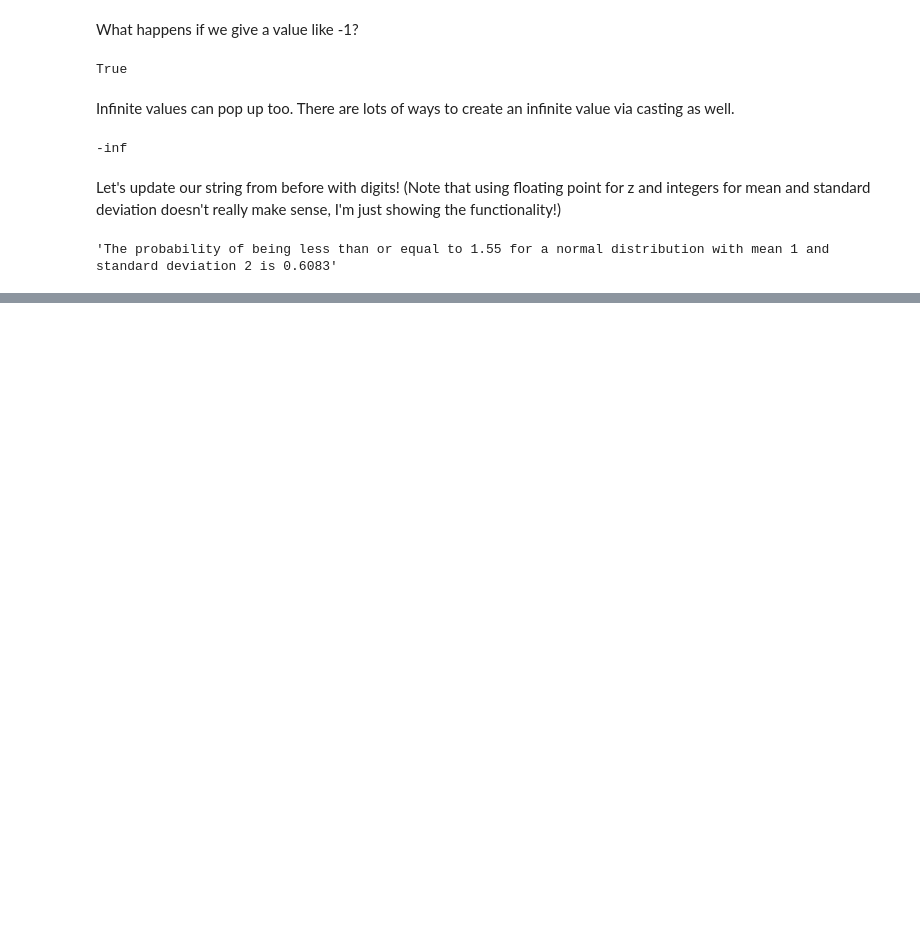
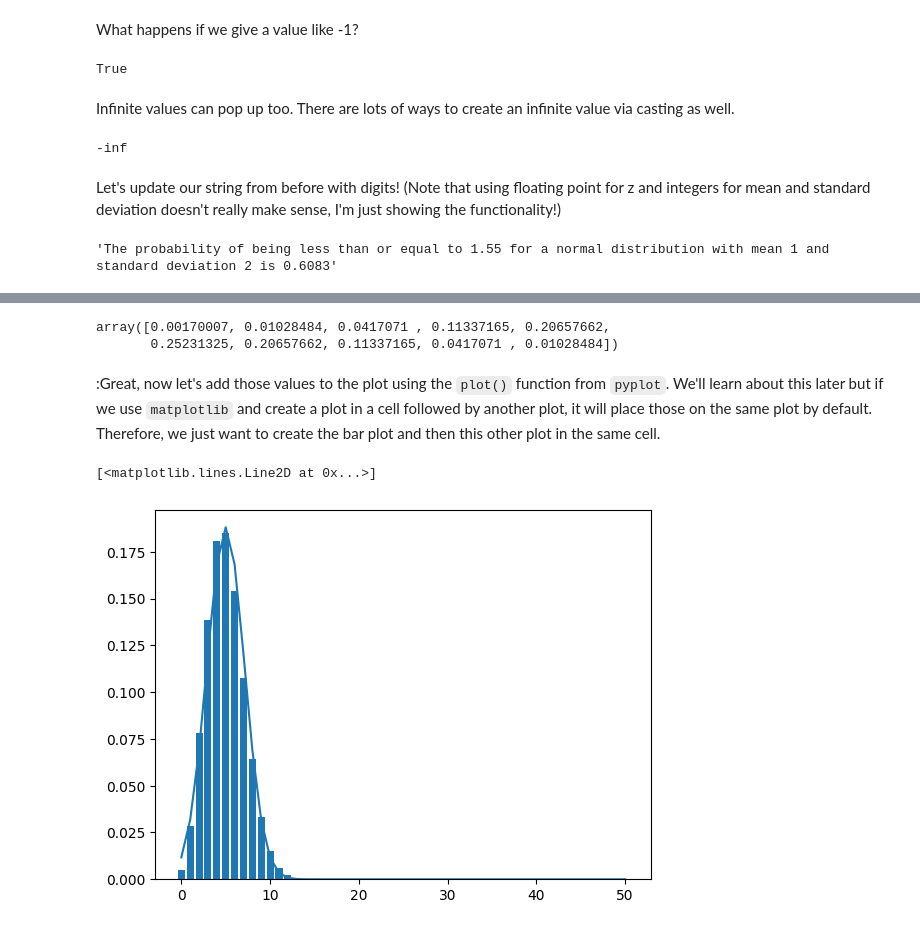
Before and after one commit to jbpost2/ST-554-Big-Data-With-Python-Course-Notes, a Jupyter notebook: Learning_Python.ipynb, the cells around one changed output, grey strips where cells are left out. Saved outputs shown, nothing was run; the diff lists cells and outputs as text; code cells hidden in the pictures; blank space fills up the shorter version.

```diff
--- a/Learning_Python.ipynb
+++ b/Learning_Python.ipynb
@@ -234,0 +348,19 @@ prob_string.format(y = y, mean = mean, std = std, prob = stats.norm.cdf(y, mean,
+# %%
+n = 10
+p = 0.5
+stats.norm.pdf(range(0,10), loc = n*p, scale = np.sqrt(n*p*(1-p)))
+# %% [output]
+array([0.00170007, 0.01028484, 0.0417071 , 0.11337165, 0.20657662,
+       0.25231325, 0.20657662, 0.11337165, 0.0417071 , 0.01028484])
+# %% [markdown]
+:Great, now let's add those values to the plot using the `plot()` function from `pyplot`. We'll learn about this later but if we use `matplotlib` and create a plot in a cell followed by another plot, it will place those on the same plot by default. Therefore, we just want to create the bar plot and then this other plot in the same cell.
+# %%
+binom_norm_plot(n = 50, p = 0.1)
+n = 50
+p = 0.1
+x = range(0,n+1)
+y = stats.norm.pdf(x, loc = n*p, scale = np.sqrt(n*p*(1-p)))
+plt.plot(x, y)
+# %% [output]
+[<matplotlib.lines.Line2D at 0x...>]
+[figure, added]
```
Also changed, not shown: parts of 89 cells of this notebook.
